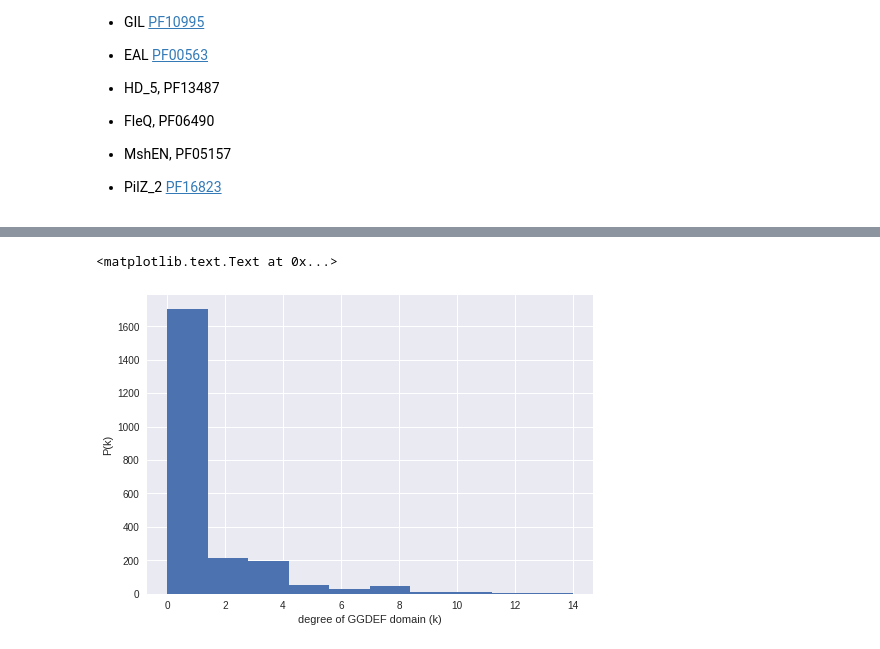
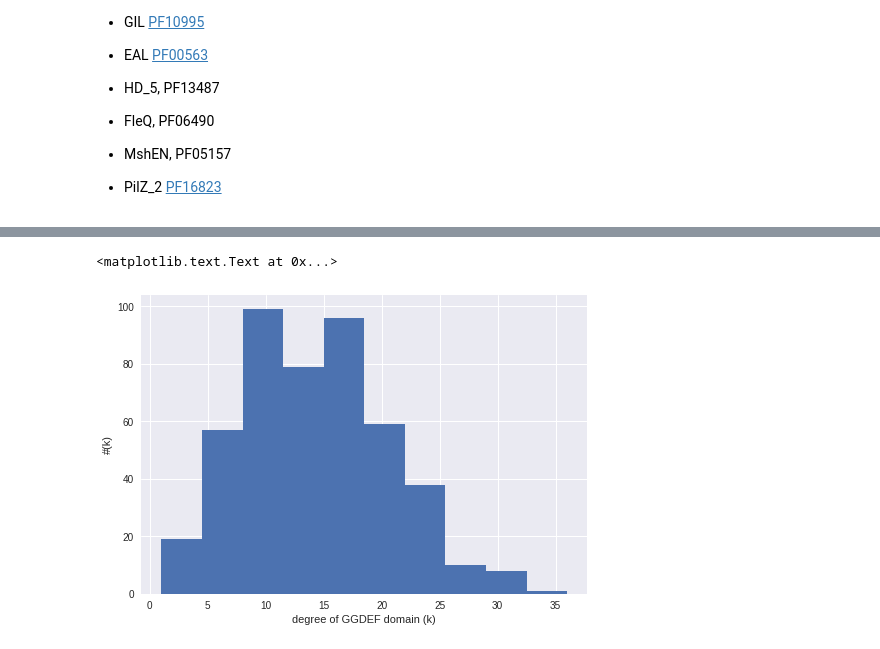
Before and after one commit to littleblackfish/c-di-GMP, a Jupyter notebook: main_analysis.ipynb, the cells around one changed output, grey strips where cells are left out. Cells and saved outputs as stored; diff of their text form; code cells hidden in the pictures.

Commit message:
more clustering

```diff
--- a/main_analysis.ipynb
+++ b/main_analysis.ipynb
@@ -116,4 +34,0 @@ FleQ_ec : 4.385525446714453e-28
-# %%
-# extract coarse feature matrix
-
-X = data[list(relevant_domains.values())].values
@@ -126,6 +34,0 @@ y = cls.fit_predict(X)
-# %%
-from sklearn.decomposition import PCA
-
-pca = PCA()
-pca.fit(X)
-pca.explained_variance_
@@ -194,0 +75,14 @@ def fancy_dendrogram(*args, **kwargs):
+# %%
+
+domains = [ 'GGDEF', 'EAL','PilZ', 'MshEN']
+
+domains_k = [domain+'_k' for domain in domains]
+domains_n = [domain+'_n' for domain in domains]
+domains_c = [domain+'_c' for domain in domains]
+domains_ec = [domain+'_ec' for domain in domains]
+domains_bc = [domain+'_bc' for domain in domains]
+
+
+data = data.loc[data[domains_c].dropna().index]
+
+print ('there are {} species with all 4 c-d-gmp binding domains: {}.'.format(len(data), domains ))
@@ -209,14 +277,14 @@ plt.show()
 # %%
-from scipy.cluster.hierarchy import inconsistent
 from scipy.cluster.hierarchy import fcluster
 
-max_d = 200
+max_d = 100
 
 clusters = fcluster(Z, max_d, criterion='distance')
 
-max(clusters)
+print(max(clusters))
 clusters
 
 data['coarse']=clusters
-data[data['coarse']==5] [list(relevant_domains.values())]
+
+scatter (X_hat[:,0], X_hat[:,1], c=clusters, cmap='Set1')
 # %% [output]
@@ -296,12 +348,12 @@ array([[     0.     ,      4.     ,      0.     ,      2.     ],
 # %%
 
-b=data['HD_5']
+b=data['GGDEF_k']
 
 
 # [make a dataframe called df]
 b.hist(  )
 xlabel('degree of GGDEF domain (k)')
-ylabel('P(k)')
+ylabel('#(k)')
 # %% [output]
 <matplotlib.text.Text at 0x...>
-[figure, old version]
+[figure, new version]
```
Also changed, not shown: parts of 48 cells of this notebook.
